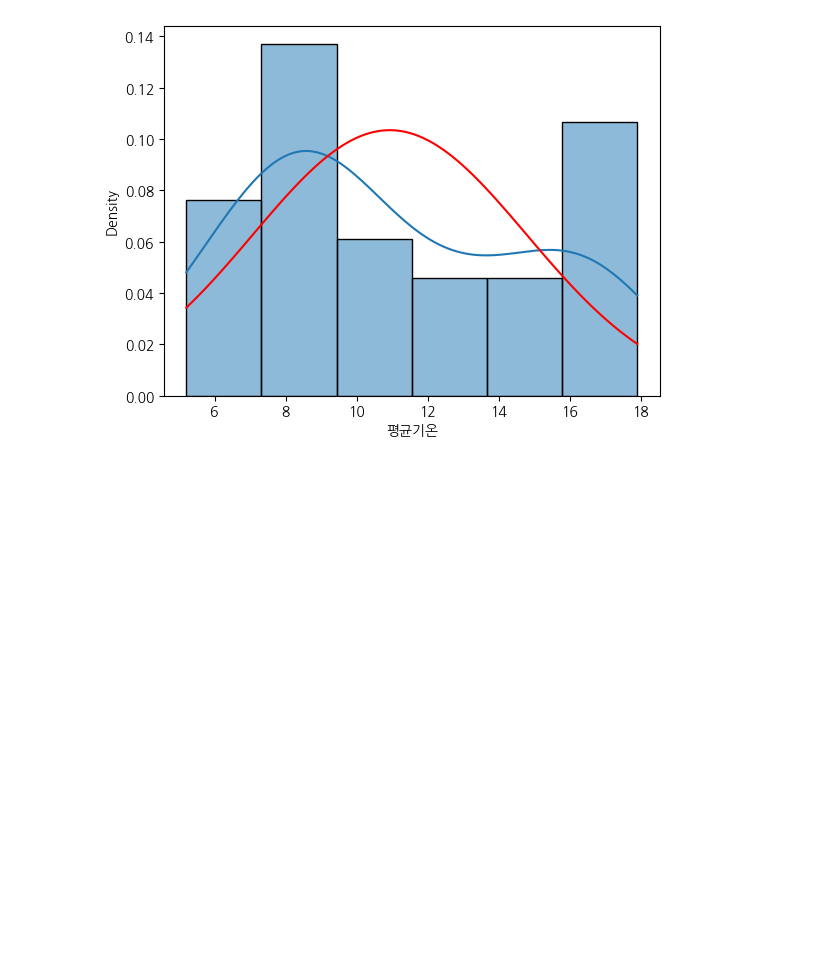
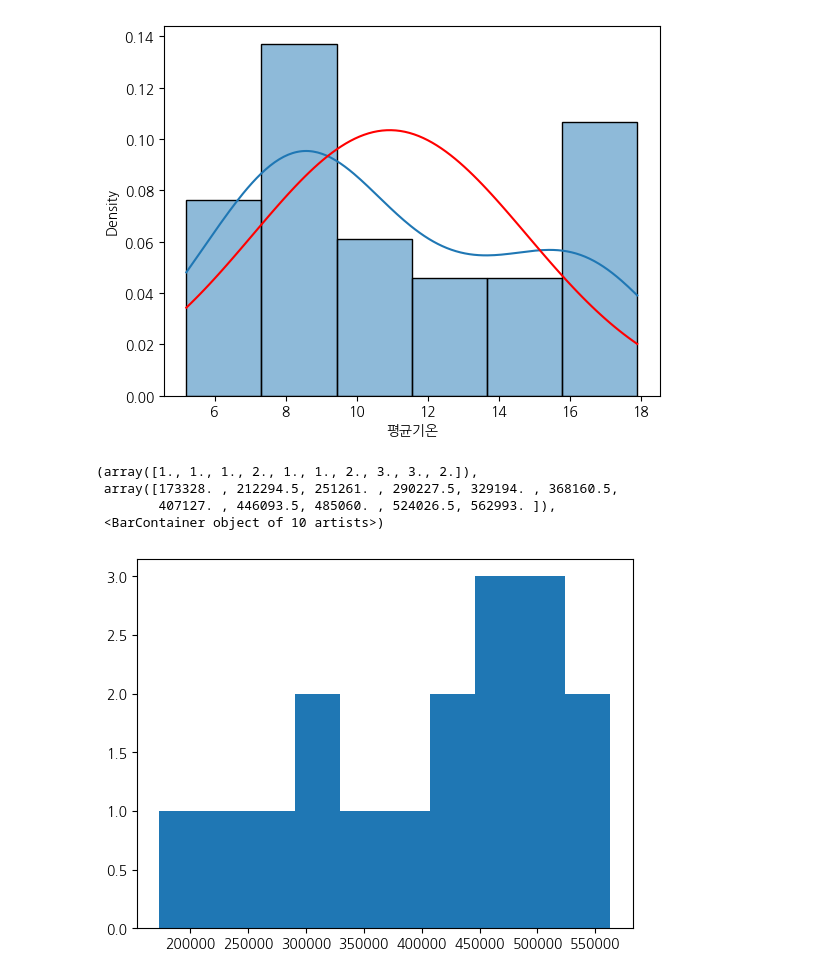
Before and after one commit to sechan-design/2026-data-science-and-machine-learning, a Jupyter notebook: 윤세찬_통계적_추정(제주평균기온).ipynb, the cells around one changed output. Saved outputs shown, nothing was run; the diff lists cells and outputs as text; code cells hidden in the pictures; blank space fills up the shorter version.

```diff
--- a/윤세찬_통계적_추정(제주평균기온).ipynb
+++ b/윤세찬_통계적_추정(제주평균기온).ipynb
@@ -222,0 +243,19 @@ plt.plot(x,p,'red')
+# %%
+data = {
+    '직무': ['IT기획자', 'IT컨설턴트', '업무분석가', '데이터분석가', 'IT PM',
+           'IT아키텍트', 'UI/UX기획/개발자', 'UI/UX디자이너', '응용SW개발자',
+           '시스템SW개발자', '정보시스템운용자', 'IT지원기술자', 'IT마케터',
+           'IT품질관리자', 'IT테스터', 'IT감리', '정보보안전문가'],
+    '2024': [562993, 471166, 436765, 376271, 443955, 492609, 326566, 251272, 337061, 296070, 492943, 245535, 536729, 470490, 173328, 502494, 478500]
+}
+
+
+df = pd.DataFrame(data)
+
+plt.hist(df['2024'])
+# %% [output]
+(array([1., 1., 1., 2., 1., 1., 2., 3., 3., 2.]),
+ array([173328. , 212294.5, 251261. , 290227.5, 329194. , 368160.5,
+        407127. , 446093.5, 485060. , 524026.5, 562993. ]),
+ <BarContainer object of 10 artists>)
+[figure, added]
```
Also changed, not shown: parts of 9 cells of this notebook.
